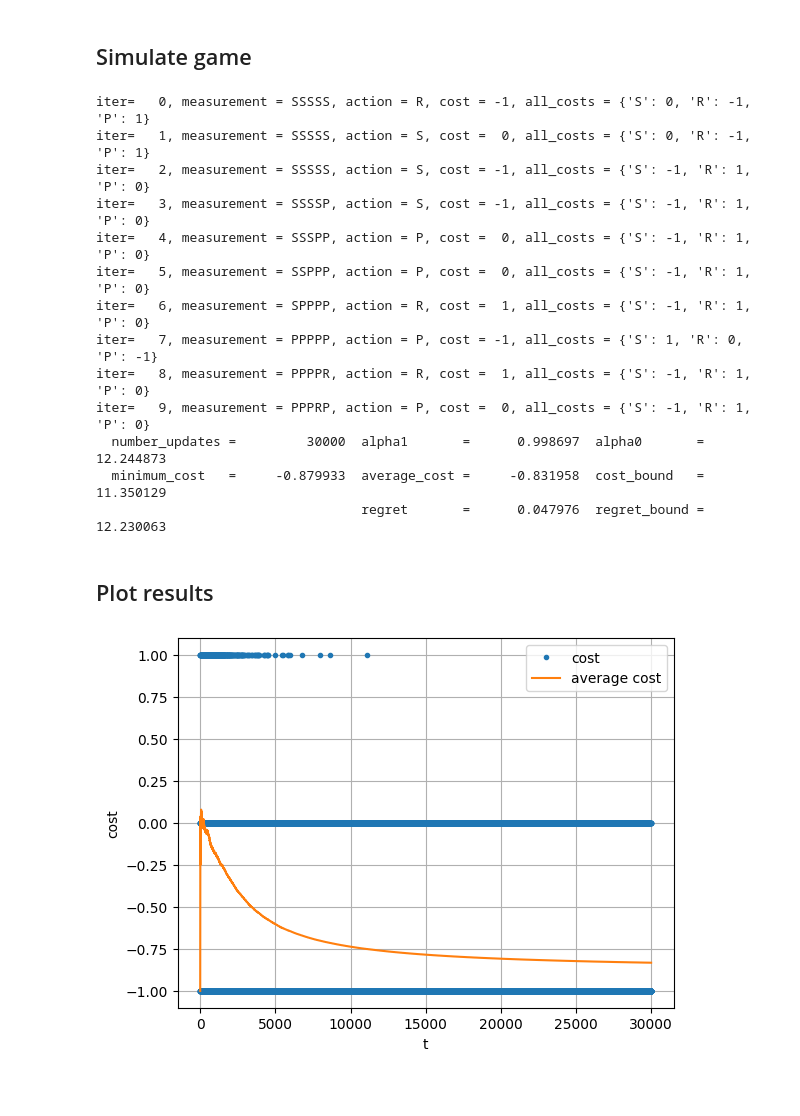
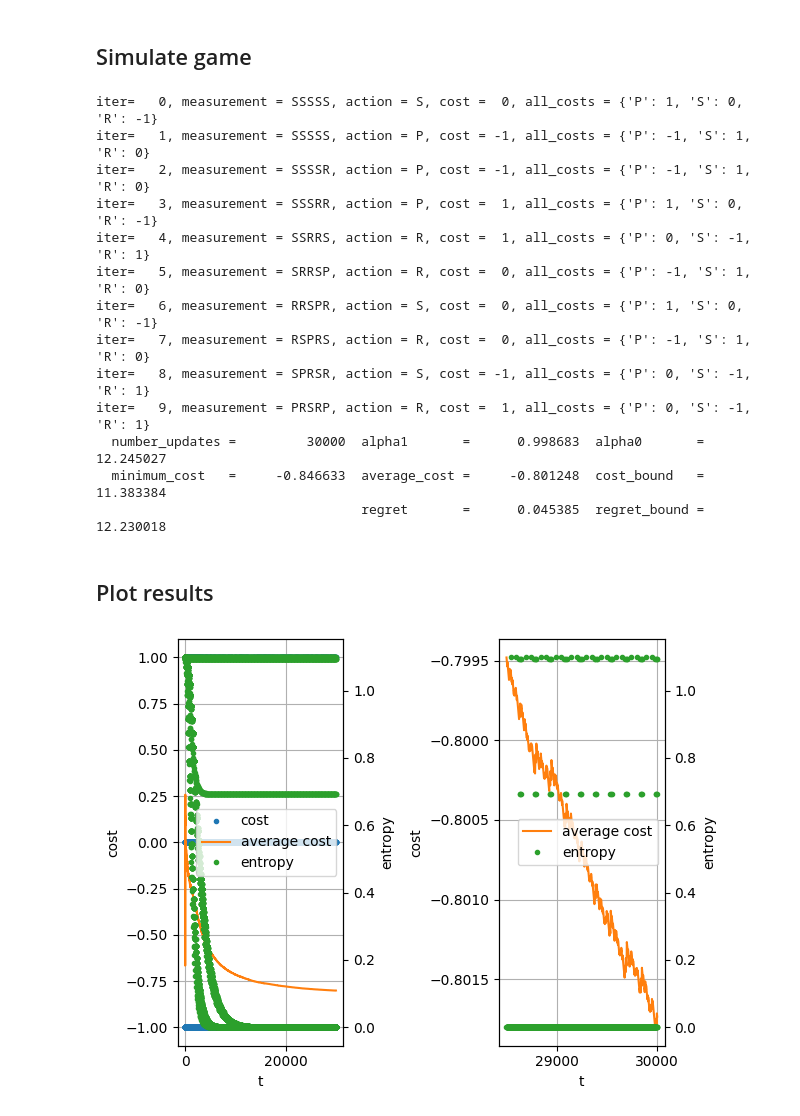
Before and after one commit to seanjkanderson/boltzmann-learning, a Jupyter notebook: examples/RPS_vs_bad_rng.ipynb, the cells around one changed output. Saved outputs shown, nothing was run; the diff lists cells and outputs as text; code cells hidden in the pictures; blank space fills up the shorter version.

Commit message:
Added entropy plots

```diff
--- a/examples/RPS_vs_bad_rng.ipynb
+++ b/examples/RPS_vs_bad_rng.ipynb
@@ -108,10 +108,11 @@ Measurement set with 243 elements
 lg.reset()
 M = 30000
 costs=numpy.zeros(M)
+entropy=numpy.zeros(M)
 for iter in range(M):
     # Play
     measurement=game.get_measurement()
-    action=lg.get_action(measurement)
+    (action,_,entropy[iter])=lg.get_action(measurement)
     (costs[iter],all_costs)=game.play(action)
     # Learn
     lg.update_energies(measurement, all_costs)
@@ -121,28 +122,46 @@ for iter in range(M):
     #print(lg.energy)
 lg.get_regret(display=True);
 # %% [output]
-iter=   0, measurement = SSSSS, action = R, cost = -1, all_costs = {'S': 0, 'R': -1, 'P': 1}
-iter=   1, measurement = SSSSS, action = S, cost =  0, all_costs = {'S': 0, 'R': -1, 'P': 1}
-iter=   2, measurement = SSSSS, action = S, cost = -1, all_costs = {'S': -1, 'R': 1, 'P': 0}
-iter=   3, measurement = SSSSP, action = S, cost = -1, all_costs = {'S': -1, 'R': 1, 'P': 0}
-iter=   4, measurement = SSSPP, action = P, cost =  0, all_costs = {'S': -1, 'R': 1, 'P': 0}
-iter=   5, measurement = SSPPP, action = P, cost =  0, all_costs = {'S': -1, 'R': 1, 'P': 0}
-iter=   6, measurement = SPPPP, action = R, cost =  1, all_costs = {'S': -1, 'R': 1, 'P': 0}
-iter=   7, measurement = PPPPP, action = P, cost = -1, all_costs = {'S': 1, 'R': 0, 'P': -1}
-iter=   8, measurement = PPPPR, action = R, cost =  1, all_costs = {'S': -1, 'R': 1, 'P': 0}
-iter=   9, measurement = PPPRP, action = P, cost =  0, all_costs = {'S': -1, 'R': 1, 'P': 0}
-  number_updates =         30000  alpha1       =      0.998697  alpha0       =     12.244873
-  minimum_cost   =     -0.879933  average_cost =     -0.831958  cost_bound   =     11.350129
-                                  regret       =      0.047976  regret_bound =     12.230063
+iter=   0, measurement = SSSSS, action = S, cost =  0, all_costs = {'P': 1, 'S': 0, 'R': -1}
+iter=   1, measurement = SSSSS, action = P, cost = -1, all_costs = {'P': -1, 'S': 1, 'R': 0}
+iter=   2, measurement = SSSSR, action = P, cost = -1, all_costs = {'P': -1, 'S': 1, 'R': 0}
+iter=   3, measurement = SSSRR, action = P, cost =  1, all_costs = {'P': 1, 'S': 0, 'R': -1}
+iter=   4, measurement = SSRRS, action = R, cost =  1, all_costs = {'P': 0, 'S': -1, 'R': 1}
+iter=   5, measurement = SRRSP, action = R, cost =  0, all_costs = {'P': -1, 'S': 1, 'R': 0}
+iter=   6, measurement = RRSPR, action = S, cost =  0, all_costs = {'P': 1, 'S': 0, 'R': -1}
+iter=   7, measurement = RSPRS, action = R, cost =  0, all_costs = {'P': -1, 'S': 1, 'R': 0}
+iter=   8, measurement = SPRSR, action = S, cost = -1, all_costs = {'P': 0, 'S': -1, 'R': 1}
+iter=   9, measurement = PRSRP, action = R, cost =  1, all_costs = {'P': 0, 'S': -1, 'R': 1}
+  number_updates =         30000  alpha1       =      0.998683  alpha0       =     12.245027
+  minimum_cost   =     -0.846633  average_cost =     -0.801248  cost_bound   =     11.383384
+                                  regret       =      0.045385  regret_bound =     12.230018
 # %% [markdown]
 ## Plot results
-# %%
-fig=plt.figure()
-plt.plot(range(M),costs,'.',label='cost')
-plt.plot(range(M),numpy.divide(numpy.cumsum(costs),numpy.add(range(M),1)),'-',label='average cost')
-plt.legend()
-plt.grid()
-plt.xlabel('t')
-plt.ylabel('cost');
-# %% [output]
-[figure, removed]
+# %%
+iters=range(M);
+average_costs=numpy.divide(numpy.cumsum(costs),numpy.add(range(M),1))
+slc=slice(int(.95*M),M)
+fig, ax=plt.subplots(1,2)
+# Plot costs, average cost, and entropy, from start
+ax_twin=ax[0].twinx()
+lines=ax[0].plot(iters,costs,'.',label='cost',color='tab:blue')
+lines+=ax[0].plot(iters,average_costs,'-',label='average cost',color='tab:orange')
+lines+=ax_twin.plot(iters,entropy,'.',label='entropy',color='tab:green')
+ax[0].grid()
+ax[0].set_xlabel('t')
+ax[0].set_ylabel('cost')
+ax_twin.set_ylabel('entropy')
+leg=ax_twin.legend(lines,[line.get_label() for line in lines])
+#  Plot costs, average cost, and entropy, skipping start
+ax_twin=ax[1].twinx()
+lines=ax[1].plot(iters[slc],average_costs[slc],'-',label='average cost',color='tab:orange')
+lines+=ax_twin.plot(iters[slc],entropy[slc],'.',label='entropy',color='tab:green')
+leg=ax_twin.legend(lines,[line.get_label() for line in lines])
+ax[1].grid()
+ax[1].set_xlabel('t')
+ax[1].set_ylabel('cost')
+ax_twin.set_ylabel('entropy')
+fig.tight_layout()
+plt.show();
+# %% [output]
+[figure, added]
```
Also changed, not shown: parts of 1 cell of this notebook, 3 other files.
